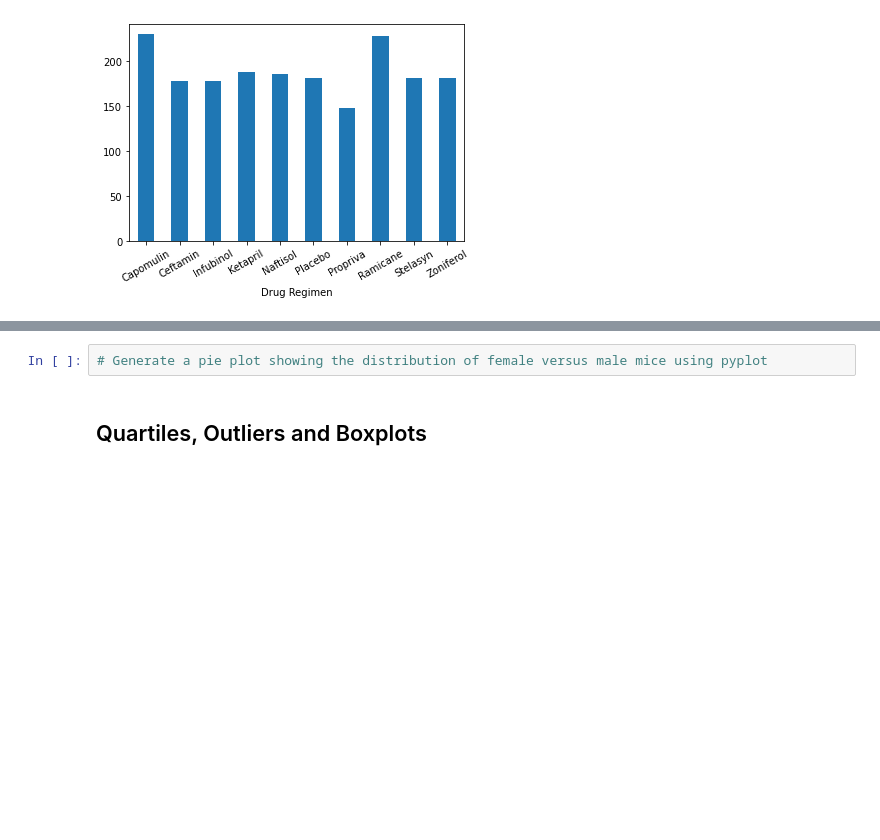
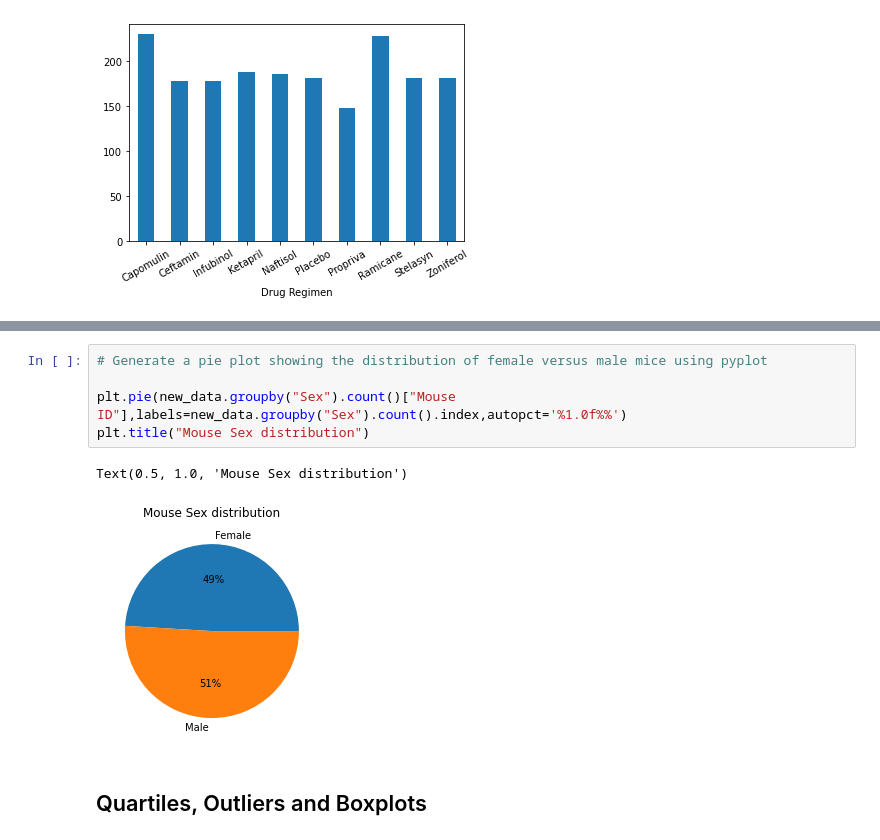
Before and after one commit to vn02063007/Module-5-Challenge, a Jupyter notebook: Pymaceuticals/pymaceuticals_starter.ipynb, the cells around one changed output, grey strips where cells are left out. Saved outputs shown, nothing was run; the diff lists cells and outputs as text; blank space fills up the shorter version.

```diff
--- a/Pymaceuticals/pymaceuticals_starter.ipynb
+++ b/Pymaceuticals/pymaceuticals_starter.ipynb
@@ -137,5 +145,11 @@ new_data.groupby('Drug Regimen').count()['Timepoint'].plot.bar (x='Drug Regimen'
 # %%
 # Generate a pie plot showing the distribution of female versus male mice using pyplot
+
+plt.pie(new_data.groupby("Sex").count()["Mouse ID"],labels=new_data.groupby("Sex").count().index,autopct='%1.0f%%')
+plt.title("Mouse Sex distribution")
+# %% [output]
+Text(0.5, 1.0, 'Mouse Sex distribution')
+[figure, added]
 # %% [markdown]
 ## Quartiles, Outliers and Boxplots
 # %%
```
Also changed, not shown: parts of 14 cells of this notebook.
